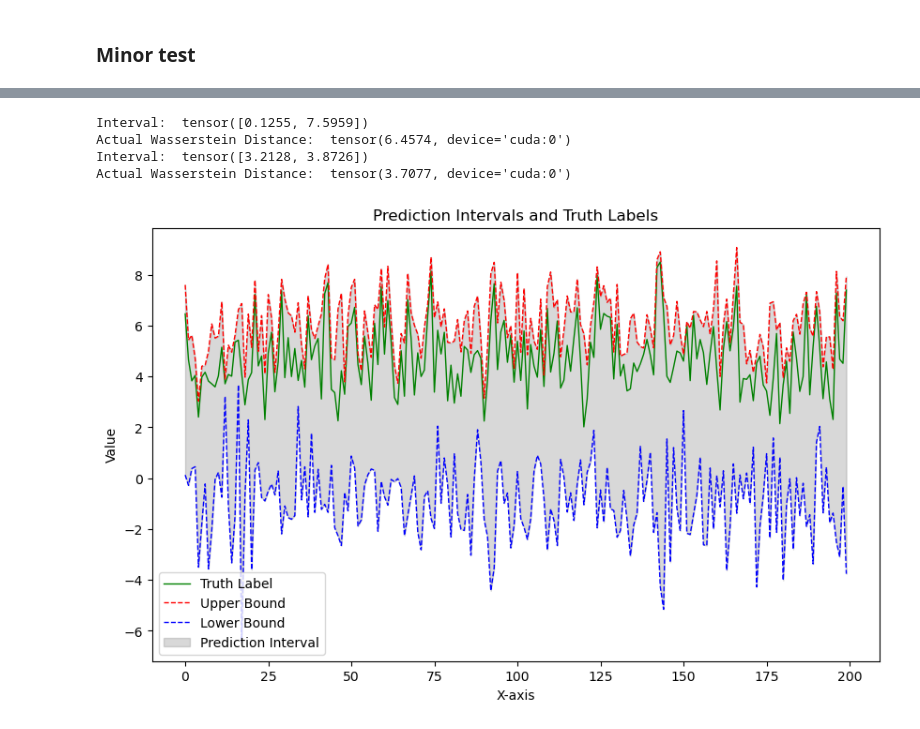
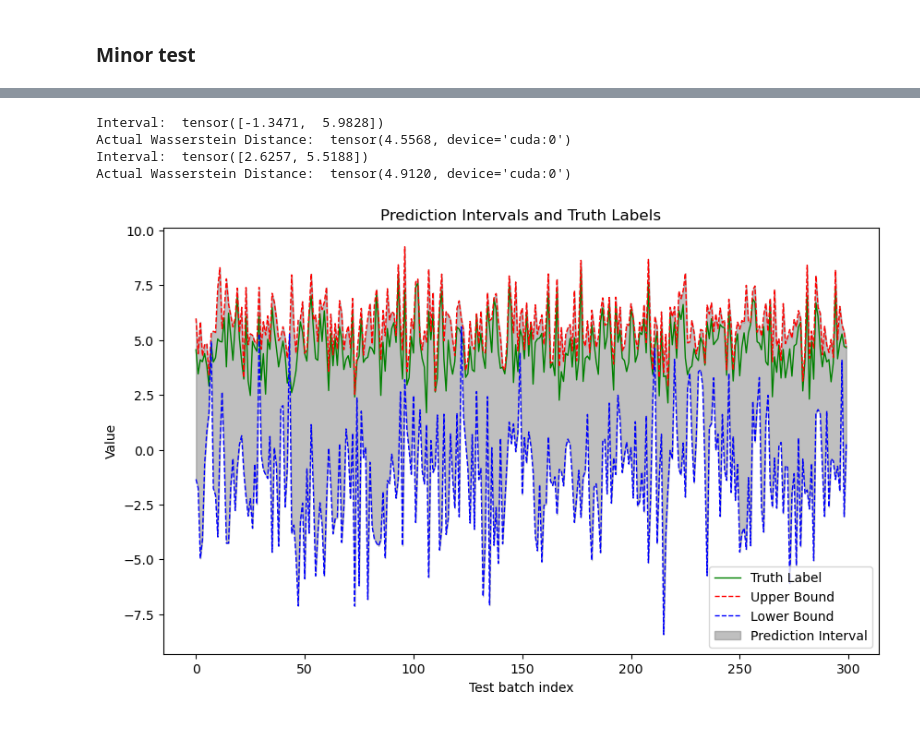
Before and after one commit to HssainAzaqy135/Deep-Learning-Research-project, a Jupyter notebook: Network_tests.ipynb, the cells around one changed output, grey strips where cells are left out. Drawn from its saved outputs; the diff is of its cells as text; code cells hidden in the pictures.

Commit message:
First working demo is up!!!!
Need to improve lower bound

```diff
--- a/Network_tests.ipynb
+++ b/Network_tests.ipynb
@@ -275,7 +275,7 @@ def test_model(model, test_batches, loss_fn):
     return avg_loss
 
 # Define the parameters
-count = 1000  # Number of batches
+count = 1500  # Number of batches
 d = 2         # Dimension of each vector
 n = 4         # Number of vectors in each batch
 seed = 16
@@ -303,7 +303,7 @@ lr = 1e-3
 optimizer = torch.optim.SGD(model.parameters(), lr=lr)
 print(model)
 # Training and Testing Loop
-epochs = 100
+epochs = 200
 for t in range(epochs):
     if(t%3==2):
         print(f"Epoch {t + 1}\n-------------------------------")
@@ -337,40 +337,40 @@ print("Actual Wasserstein Distance: ",wass_hungarian(test_batches[0]))
 print("Interval: " ,model.predict_interval(test_batches[12]))
 print("Actual Wasserstein Distance: ",wass_hungarian(test_batches[12]))
 # %% [output]
-Interval:  tensor([0.1255, 7.5959])
-Actual Wasserstein Distance:  tensor(6.4574, device='cuda:0')
-Interval:  tensor([3.2128, 3.8726])
-Actual Wasserstein Distance:  tensor(3.7077, device='cuda:0')
+Interval:  tensor([-1.3471,  5.9828])
+Actual Wasserstein Distance:  tensor(4.5568, device='cuda:0')
+Interval:  tensor([2.6257, 5.5188])
+Actual Wasserstein Distance:  tensor(4.9120, device='cuda:0')
 # %%
 model.eval()
 preds = []
 with torch.no_grad():
     for i, batch in enumerate(test_batches):  # Iterate over all test batches
         # Flatten the batch to the expected input shape
         batch_flattened = batch.view(batch.size(0), -1)  # Shape: (batch_size, 2 * n * d)
         preds.append(model.predict_interval(batch))
 
 x = range(len(test_batches))  # x-axis values (can be indices or actual values)
 primal_bounds = [pred[1].cpu() for pred in preds]
 dual_bounds = [pred[0].cpu() for pred in preds]
 true_label = [wass_hungarian(input).cpu() for input in test_batches]         # True label (ground truth)
 
 # Plotting
 plt.figure(figsize=(10, 6))
 plt.plot(x, true_label, label='Truth Label', color='green', linewidth=1)
 plt.plot(x, primal_bounds, label='Upper Bound', color='red', linestyle='--', linewidth=1)
 plt.plot(x, dual_bounds, label='Lower Bound', color='blue', linestyle='--', linewidth=1)
 
 # Shading the area between the lower and upper bounds
-plt.fill_between(x, dual_bounds, primal_bounds, color='gray', alpha=0.3, label='Prediction Interval')
+plt.fill_between(x, dual_bounds, primal_bounds, color='gray', alpha=0.5, label='Prediction Interval')
 
 # Labels and legend
-plt.xlabel('X-axis')
+plt.xlabel('Test batch index')
 plt.ylabel('Value')
 plt.title('Prediction Intervals and Truth Labels')
 plt.legend()
 
 # Show the plot
 plt.show()
 # %% [output]
-[figure, old version]
+[figure, new version]
```
Also changed, not shown: parts of 1 cell of this notebook, 1 other file.
